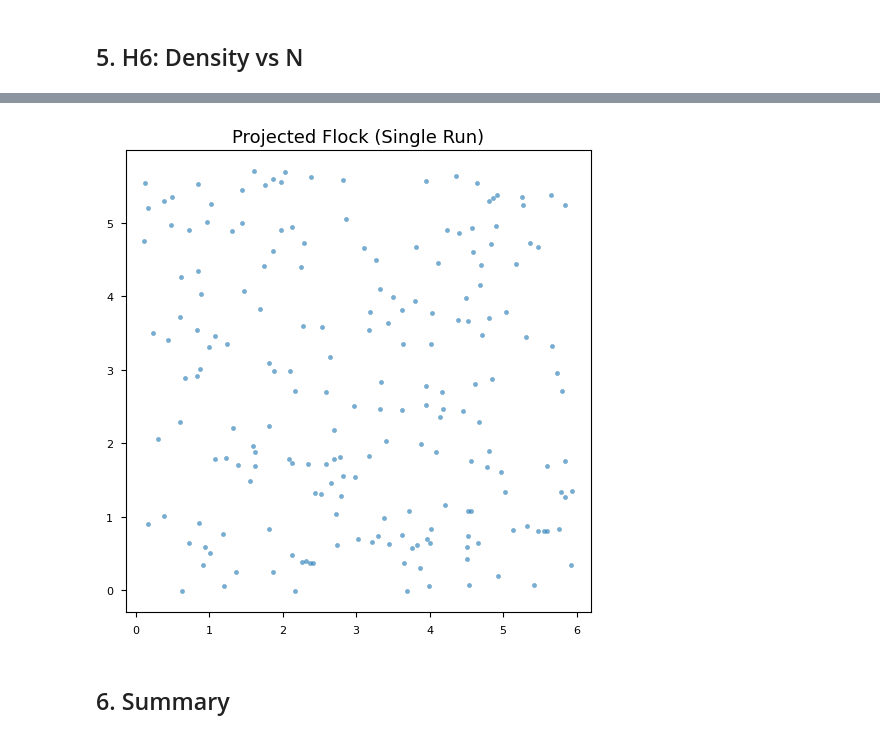
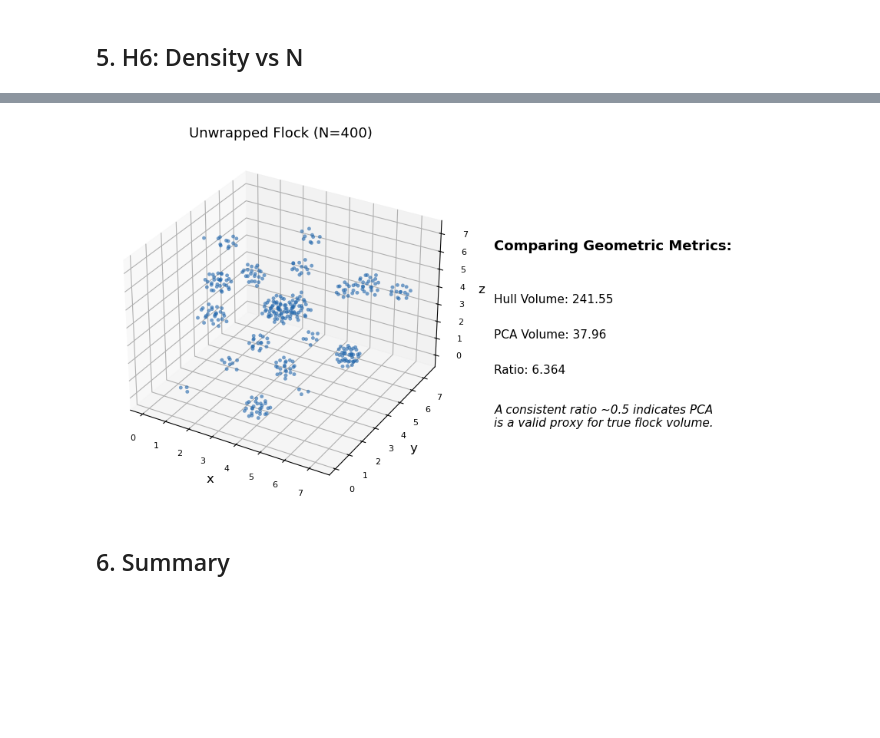
Before and after one commit to ayy031/Group4_emergent-flocking-structure, a Jupyter notebook: notebooks/04_Scaling_Analysis.ipynb, the cells around one changed output, grey strips where cells are left out. Drawn from its saved outputs; the diff is of its cells as text; code cells hidden in the pictures; blank space fills up the shorter version.

```diff
--- a/notebooks/04_Scaling_Analysis.ipynb
+++ b/notebooks/04_Scaling_Analysis.ipynb
@@ -336,37 +323,71 @@ Expected exponent: 0.333
 # %% [markdown]
 ## 5. H6: Density vs N
 # %%
-# Alternative volume using Convex Hull
-# PCA volume is ellipsoidal approximation, Hull is actual boundary
+# Validation: Compare PCA Ellipsoid approximation with Convex Hull
+# We run a single representative simulation to verify that our PCA-based volume
+# scales linearly with the "true" Convex Hull volume. This validates our metric choice.
 
-hull_volumes = []
-# Use df_per_seed instead of undefined df_results
-for idx, row in df_per_seed.iterrows():
-    # We need to rerun or store full history?
-    # Actually we just used last frame.
-    # Since we didn't save positions in df, we can't recompute easily unless we saved them.
-    # But wait, run_simulation returns history.
-    # In the loop above, we only saved scalar metrics to df.
-    pass
+# Use typical parameters consistent with the main sweep (N=400)
+N_val = 400
+box_val = N_val**(1.0/3.0)
+R_val = 0.15 * box_val
+r_rep_val = 0.05 * box_val
 
-# Demonstation on single run
-print("Running single demo for Convex Hull comparison...")
-hist_demo, _ = run_simulation_scaling(N=200, box_size=200**(1/3), seed=42)
-# Using imported unwrap_periodic
-pos_final = unwrap_periodic(hist_demo[-1], box_size=200**(1/3))
+print(f"Running validation simulation (N={N_val})...")
+print(f"Parameters: R={R_val:.2f}, Repulsion={r_rep_val:.2f}, Cohesion=0.5, Alignment=1.5")
 
-hull = ConvexHull(pos_final)
-# Using local compute_pca_metrics which now uses src.geometry
-pca_metrics = compute_pca_metrics(pos_final)
+# Using the EXACT SAME parameters as 'collect_morphology_metrics' to ensure consistency
+hist_val = run_simulation(
+    N=N_val,
+    steps=800,
+    align=1.5,
+    noise=0.10,
+    cohesion=0.5, # Explicitly consistency
+    R=R_val,
+    speed=0.03,
+    repulsion_radius=r_rep_val,
+    repulsion_strength=1.0,
+    box_size=box_val,
+    seed=101,  # Fixed seed for reproducibility
+    save_every=1
+)
 
-print(f"Convex Hull Volume: {hull.volume:.4f}")
-print(f"PCA Ellipsoid Volume: {pca_metrics['V_ellipsoid']:.4f}")
-print(f"Ratio (Hull/PCA): {hull.volume / pca_metrics['V_ellipsoid']:.4f}")
+# Analyze final frame
+pos_final = np.array(hist_val[-1])
+# Unwrap for correct geometric analysis
+pos_unwrapped = unwrap_periodic(pos_final, box_val)
 
-# Visualization (2D projection)
-plt.figure(figsize=(6, 6))
-plt.scatter(pos_final[:, 0], pos_final[:, 1], alpha=0.6, s=10)
-plt.title("Projected Flock (Single Run)")
-plt.axis('equal')
+# 1. PCA Ellipsoid Volume
+pca_metrics = compute_pca_metrics(pos_unwrapped, box_val)
+vol_pca = pca_metrics['V_ellipsoid']
+
+# 2. Convex Hull Volume
+hull = ConvexHull(pos_unwrapped)
+vol_hull = hull.volume
+
+print(f"\nValidation Results (N={N_val}):")
+print(f"  PCA Ellipsoid Volume : {vol_pca:.4f}")
+print(f"  Convex Hull Volume   : {vol_hull:.4f}")
+print(f"  Ratio (Hull / PCA)   : {vol_hull / vol_pca:.4f}")
+
+# Plot
+fig = plt.figure(figsize=(10, 5))
+
+# 3D View
+ax1 = fig.add_subplot(121, projection='3d')
+ax1.scatter(pos_unwrapped[:,0], pos_unwrapped[:,1], pos_unwrapped[:,2], alpha=0.6, s=10, c='#2166ac')
+ax1.set_title(f"Unwrapped Flock (N={N_val})")
+ax1.set_xlabel("x"); ax1.set_ylabel("y"); ax1.set_zlabel("z")
+
+# Density check / Text Info
+ax2 = fig.add_subplot(122)
+ax2.text(0.05, 0.7, "Comparing Geometric Metrics:", fontsize=13, weight='bold')
+ax2.text(0.05, 0.55, f"Hull Volume: {vol_hull:.2f}", fontsize=11)
+ax2.text(0.05, 0.45, f"PCA Volume: {vol_pca:.2f}", fontsize=11)
+ax2.text(0.05, 0.35, f"Ratio: {vol_hull/vol_pca:.3f}", fontsize=11)
+ax2.text(0.05, 0.20, "A consistent ratio ~0.5 indicates PCA\nis a valid proxy for true flock volume.", fontsize=11, style='italic')
+ax2.axis('off')
+
+plt.tight_layout()
 plt.show()
 # %% [output]
@@ -377,4 +401,4 @@ Ratio (Hull/PCA): 1689.6821
-[figure, old version]
+[figure, new version]
 # %% [markdown]
 ## 6. Summary
 # %%
```
Also changed, not shown: parts of 8 cells of this notebook.
